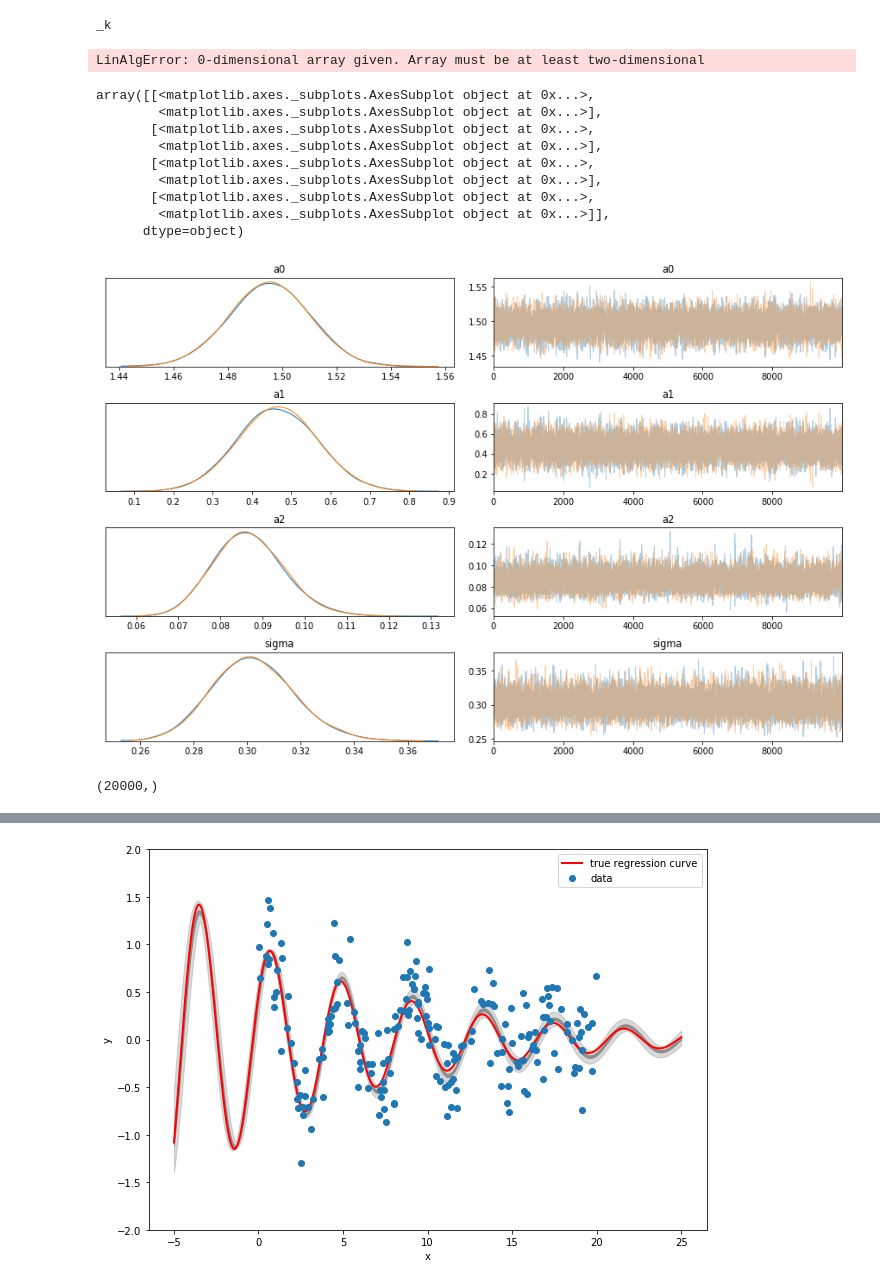
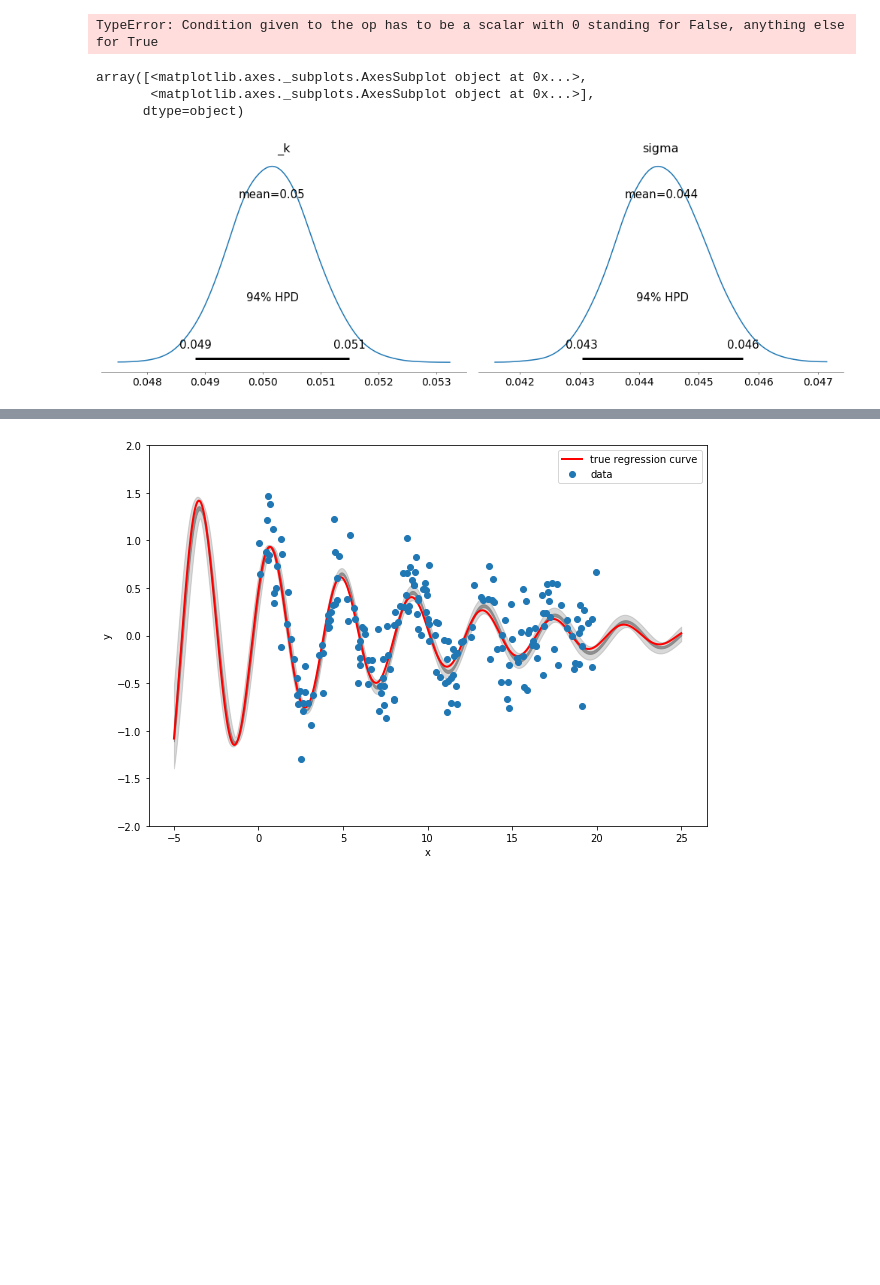
Before and after one commit to dmadea/Jupyter-Tutorials, a Jupyter notebook: MCMC/pymc3.ipynb, the cells around one changed output, grey strips where cells are left out. Drawn from its saved outputs; the diff is of its cells as text; code cells hidden in the pictures; blank space fills up the shorter version.

Commit message:
photokinetic model pymc3

```diff
--- a/MCMC/pymc3.ipynb
+++ b/MCMC/pymc3.ipynb
@@ -73,43 +203,46 @@ plt.plot(x, y, 'o')
 # %%
+ode_model = DifferentialEquation(
+    func=dc_dt,
+    times=times,
+    n_states=2, n_theta=1,
+    t0=0
+)
 
-with pm.Model() as model:
+# with pm.Model() as model:
 
-    # Define priors
-    sigma = pm.HalfNormal("sigma", sd=2)
+#     # Define priors
+#     sigma = pm.HalfNormal("sigma", sd=2)
 
-#     theta = Normal('beta', mu=0, sd=10, shape=2)
+# #     theta = Normal('beta', mu=0, sd=10, shape=2)
 
-    _k = pm.Normal('_k', mu=0.05, sd=3)
-#     a1 = pm.Normal('a1', mu=0.5, sd=1)
-#     a2 = pm.Normal('a2', mu=0.1, sd=1)
-#     a3 = pm.Normal('a3', mu=1, sd=10)
+#     _k = pm.Normal('_k', mu=0.07, sd=3)
+# #     a1 = pm.Normal('a1', mu=0.5, sd=1)
+# #     a2 = pm.Normal('a2', mu=0.1, sd=1)
+# #     a3 = pm.Normal('a3', mu=1, sd=10)
+#     C = T.exp(-_k * times[:, None])
 
-    C = np.exp(-_k * times[:, None])
+#     U, S, VT = svd(C, full_matrices=0, compute_uv=1)
 
-#     D_simul =
+#     Sr = S[S > S[0] * 1e-8]
+#     Ur = U[:, :Sr.shape[0]]
+#     CC_plus_D = Ur.dot(Ur.T).dot(D)
 
-    # Define likelihood
-    likelihood = pm.Normal('y', mu=_lstsq_D(C, D) , sd=sigma, observed=D)
+#     # Define likelihood
+#     likelihood = pm.Normal('y', mu=CC_plus_D , sd=sigma, observed=D)
 
-    # Inference!
-    trace = pm.sample(2000, cores=2) # draw 3000 posterior samples using NUTS sampling
+# #     # Inference!
+# #     prior = pm.sample_prior_predictive()
+# #     trace = pm.sample(5000, tune=1000, cores=6) # draw 3000 posterior samples using NUTS sampling
+# #     posterior_predictive = pm.sample_posterior_predictive(trace)
 # %% [output]
-_k
+TypeError: Condition given to the op has to be a scalar with 0 standing for False, anything else for True
-LinAlgError: 0-dimensional array given. Array must be at least two-dimensional
-# %%
-pm.traceplot(trace[:])
-# %% [output]
-array([[<matplotlib.axes._subplots.AxesSubplot object at 0x...>,
-        <matplotlib.axes._subplots.AxesSubplot object at 0x...>],
-       [<matplotlib.axes._subplots.AxesSubplot object at 0x...>,
-        <matplotlib.axes._subplots.AxesSubplot object at 0x...>],
-       [<matplotlib.axes._subplots.AxesSubplot object at 0x...>,
-        <matplotlib.axes._subplots.AxesSubplot object at 0x...>],
-       [<matplotlib.axes._subplots.AxesSubplot object at 0x...>,
-        <matplotlib.axes._subplots.AxesSubplot object at 0x...>]],
-      dtype=object)
-[figure, removed]
-# %%
-trace["a0"].shape
-# %% [output]
-(20000,)
+# %%
+data = az.from_pymc3(trace=trace, prior=prior, posterior_predictive=posterior_predictive)
+# %%
+# pm.traceplot(trace[:])
+az.plot_posterior(data)
+# %% [output]
+array([<matplotlib.axes._subplots.AxesSubplot object at 0x...>,
+       <matplotlib.axes._subplots.AxesSubplot object at 0x...>],
+      dtype=object)
+[figure, added]
```
Also changed, not shown: parts of 11 cells of this notebook, 2 other files.
